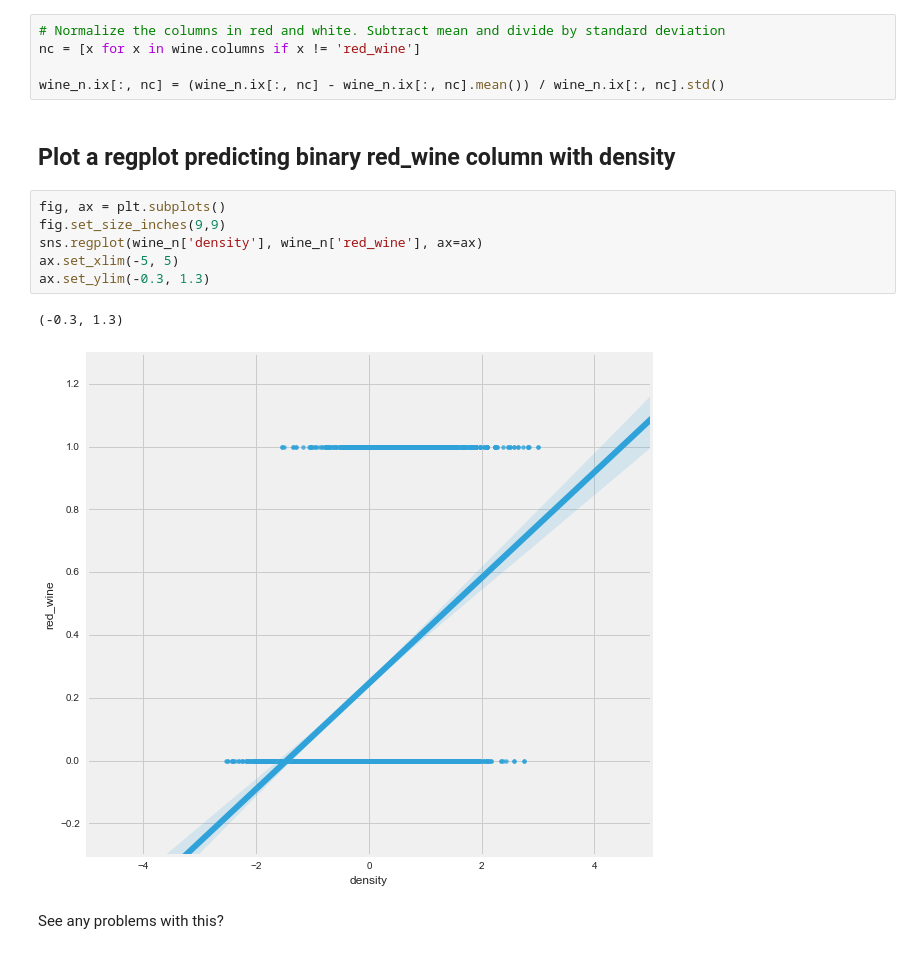
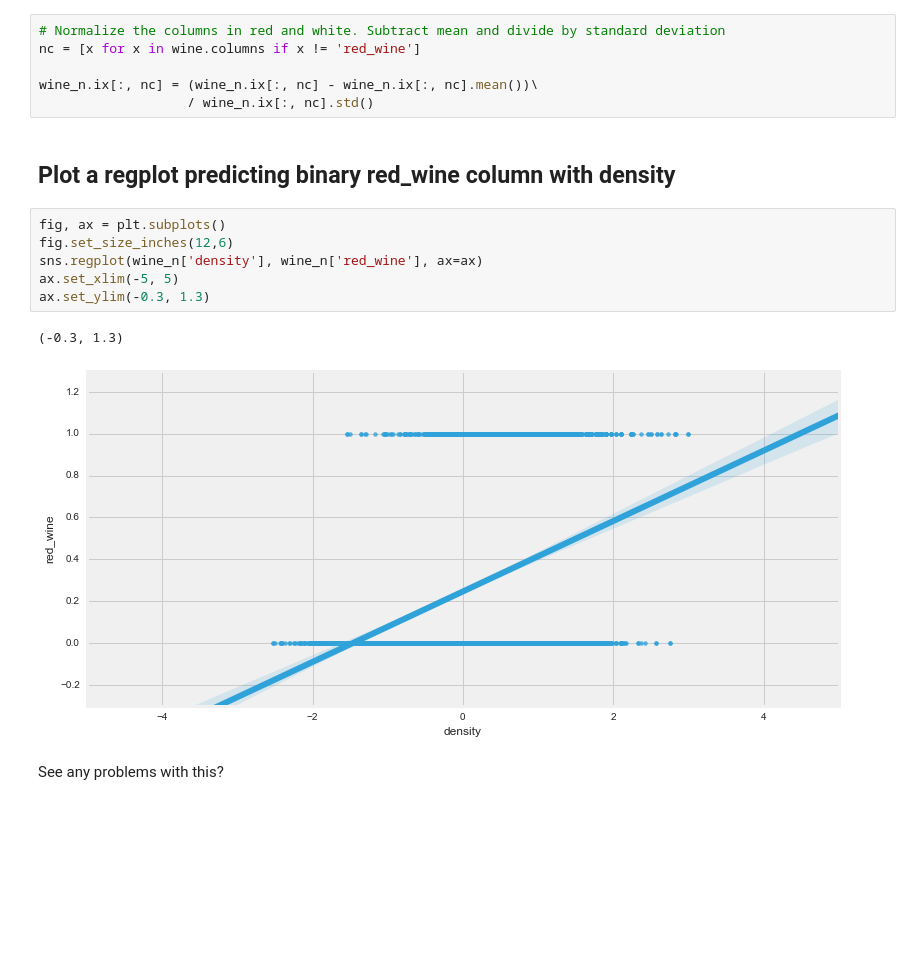
Before and after one commit to spockl/ga-dsi-1, a Jupyter notebook: curriculum/week-04/1.2-logistic-regression/w4d1-logistic-regression.ipynb, the cells around one changed output. Drawn from its saved outputs; the diff is of its cells as text; blank space fills up the shorter version.

```diff
--- a/curriculum/week-04/1.2-logistic-regression/w4d1-logistic-regression.ipynb
+++ b/curriculum/week-04/1.2-logistic-regression/w4d1-logistic-regression.ipynb
@@ -110,18 +112,19 @@ Index([u'fixed acidity', u'volatile acidity', u'citric acid',
 # Normalize the columns in red and white. Subtract mean and divide by standard deviation
 nc = [x for x in wine.columns if x != 'red_wine']
 
-wine_n.ix[:, nc] = (wine_n.ix[:, nc] - wine_n.ix[:, nc].mean()) / wine_n.ix[:, nc].std()
+wine_n.ix[:, nc] = (wine_n.ix[:, nc] - wine_n.ix[:, nc].mean())\
+                   / wine_n.ix[:, nc].std()
 # %% [markdown]
 ## Plot a regplot predicting binary red_wine column with density
 # %%
 fig, ax = plt.subplots()
-fig.set_size_inches(9,9)
+fig.set_size_inches(12,6)
 sns.regplot(wine_n['density'], wine_n['red_wine'], ax=ax)
 ax.set_xlim(-5, 5)
 ax.set_ylim(-0.3, 1.3)
 # %% [output]
 (-0.3, 1.3)
-[figure, old version]
+[figure, new version]
 # %% [markdown]
 See any problems with this?
 # %% [markdown]
```
Also changed, not shown: parts of 10 cells of this notebook.
